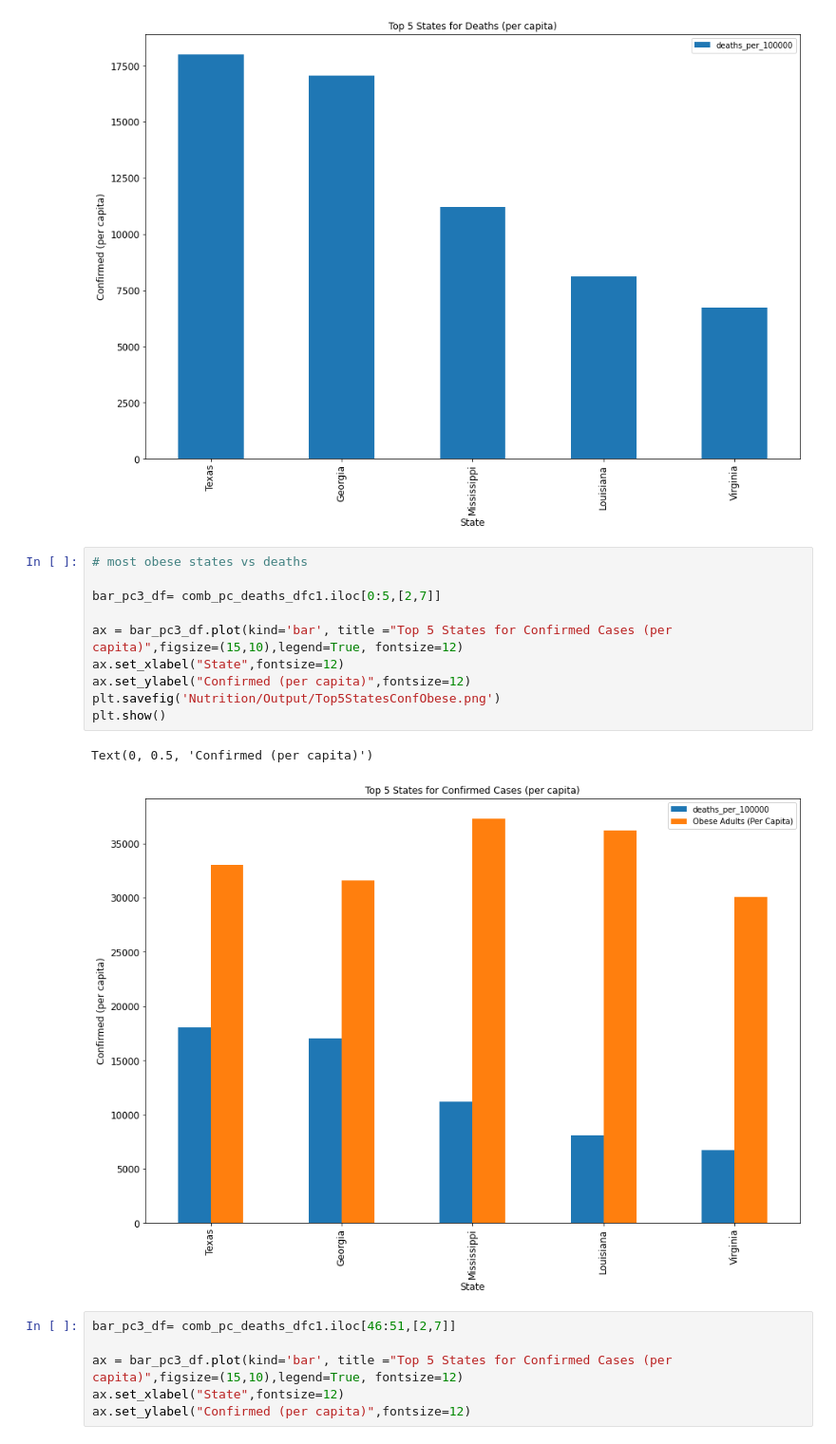
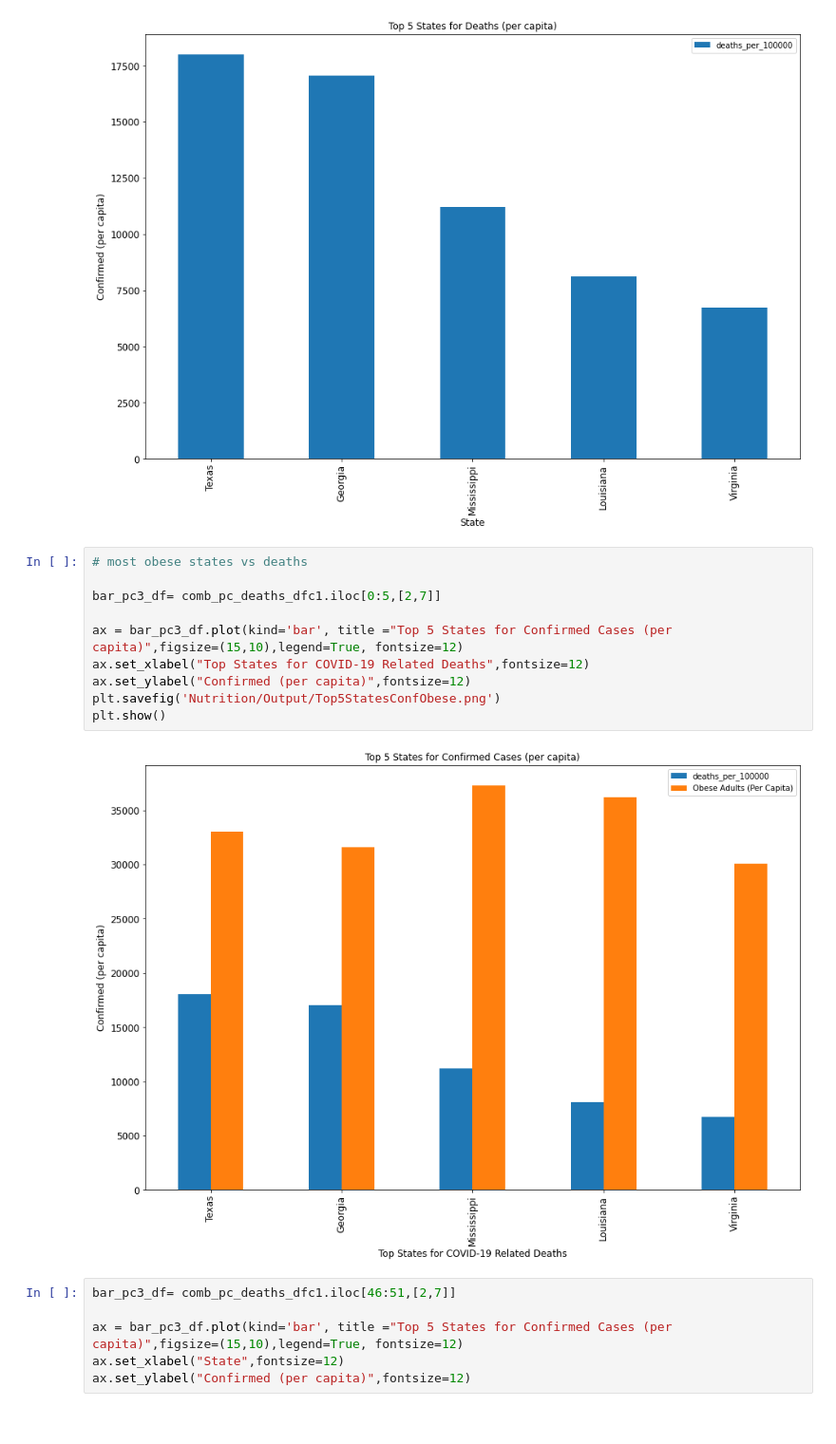
Before and after one commit to teresaflicek/Covid19-Societal-Impacts, a Jupyter notebook: Nutrition.ipynb, the cells around one changed output. Shown at 95% size. Saved outputs shown, nothing was run; the diff lists cells and outputs as text.

Commit message:
minor change to graph axis title

```diff
--- a/Nutrition.ipynb
+++ b/Nutrition.ipynb
@@ -593,16 +593,15 @@ Text(0, 0.5, 'Confirmed (per capita)')
 # %%
 # most obese states vs deaths
 
 bar_pc3_df= comb_pc_deaths_dfc1.iloc[0:5,[2,7]]
 
 ax = bar_pc3_df.plot(kind='bar', title ="Top 5 States for Confirmed Cases (per capita)",figsize=(15,10),legend=True, fontsize=12)
-ax.set_xlabel("State",fontsize=12)
+ax.set_xlabel("Top States for COVID-19 Related Deaths",fontsize=12)
 ax.set_ylabel("Confirmed (per capita)",fontsize=12)
 plt.savefig('Nutrition/Output/Top5StatesConfObese.png')
 plt.show()
 # %% [output]
-Text(0, 0.5, 'Confirmed (per capita)')
-[figure, old version]
+[figure, new version]
 # %%
 bar_pc3_df= comb_pc_deaths_dfc1.iloc[46:51,[2,7]]
 
```
Also changed, not shown: 2 other files.
